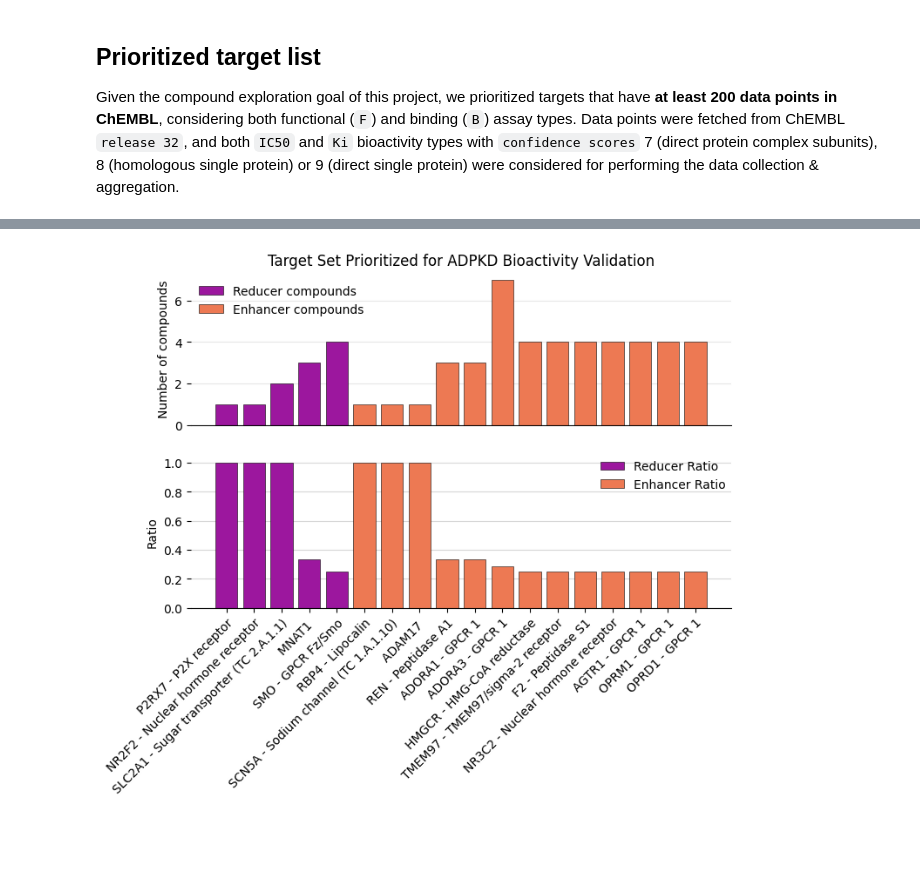
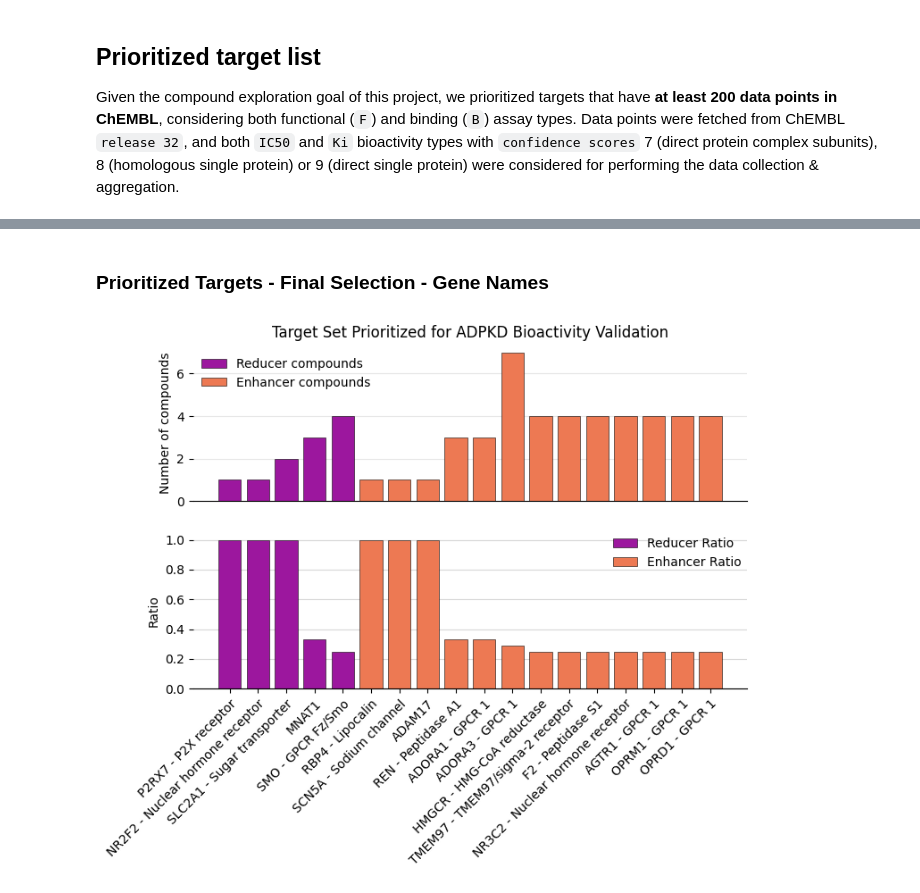
Before and after one commit to CDDLeiden/cyst-to-target-and-back, a Jupyter notebook: 02_TargetID_and_Prioritization/papyrus_data_linker.ipynb, the cells around one changed output, grey strips where cells are left out. Drawn from its saved outputs; the diff is of its cells as text; code cells hidden in the pictures; blank space fills up the shorter version.

Commit message:
update papyrus_data_linker to save prioritized proteins with both gene and protein names

```diff
--- a/02_TargetID_and_Prioritization/papyrus_data_linker.ipynb
+++ b/02_TargetID_and_Prioritization/papyrus_data_linker.ipynb
@@ -406,11 +430,12 @@ Fetched: 339 / 339
 # %%
-result["Protein names"] = result["Protein names"].apply(clean_protein_name)
-result["Organism"] = result.Organism.apply(lambda x: x.split("(")[1].strip(")"))
+result.loc[:, "Protein names"] = result["Protein names"].apply(clean_protein_name)
+result.loc[:, "Organism"] = result.Organism.apply(lambda x: x.split("(")[1].strip(")"))
 
 result = result.join(result["Protein families"].apply(lambda x: process_protein_families(x))).replace(
     {"": np.nan}
 )
 
 result = result.assign(nameOrg=lambda x: x["Protein names"] + " (" + x["Organism"] + ")")
+result = result.assign(nameOrg2=lambda x: x["protein_name"] + " (" + x["Organism"] + ")")
 # %%
 name_dict = dict(zip(result["From"], result["nameOrg"]))
@@ -546,30 +590,19 @@ enough_datapoints_chembl = chembl_data_n_df.query("Data_Points >= 200")["ChEMBL_
 # %%
 toplot_df = (
     scored_targs.sort_values(["reduc_ratio", "enhanc_ratio"], ascending=False)
-    .query("~ChEMBL.isna()")
-    .assign(ChEMBL=lambda x: x["ChEMBL"].apply(lambda y: y.split(";")[0]))
+    .query("~chembl_target_id.isna()")
     .query("~family.fillna('').str.contains('kinase|cyclin', case=False)")
     .query("reduc_ratio > 0.2 | enhanc_ratio > 0.2")
     .query("antineo_ratio == 0")
-    .query("Organism.fillna('').str.contains('Human', regex=False)")
-    .rename(columns={"Gene Names (primary)": "primary_gene_name"})
-    .assign(
-        plot_identifier=lambda x: (x["primary_gene_name"] + " - " + x["family"].fillna("Other"))
-        .str.replace("G-protein coupled receptor", "GPCR")
-        .str.replace("Organic cation transporter", "OCT")
-        .str.replace("- Other", "")
-    )
+    .query("organism.fillna('').str.contains('Human', regex=False)")
     .melt(
         [
-            "targets_only",
-            "ChEMBL",
-            "identifier",
+            "chembl_target_id",
             "primary_gene_name",
-            "Gene Names",
             "family",
-            "plot_identifier",
+            "prot_identifier",
+            "gene_identifier",
             "total",
-            "nameOrg",
         ],
         value_vars=["reduc_ratio", "enhanc_ratio"],
     )
@@ -591,8 +624,8 @@ color_mapping = {
 fig, axes = plt.subplots(nrows=2, figsize=(20, 5))
 for idx, row in toplot_df.iterrows():
     color = color_mapping[row["variable"]]
-    axes[0].bar(row["plot_identifier"], row["total"], color=color, edgecolor="black", linewidth=0.4)
-    axes[1].bar(row["plot_identifier"], row["value"], color=color, edgecolor="black", linewidth=0.4)
+    axes[0].bar(row["gene_identifier"], row["total"], color=color, edgecolor="black", linewidth=0.4)
+    axes[1].bar(row["gene_identifier"], row["value"], color=color, edgecolor="black", linewidth=0.4)
 
 for spine in spines:
     axes[0].spines[spine].set_visible(False)
@@ -639,13 +672,13 @@ axes[1].set_axisbelow(True)
 axes[1].set_ylabel("Ratio")
 
 fig.savefig(
-    "../figures/ADPKD-Prioritized_Target_Set-all.png",
+    "../figures/ADPKD-Prioritized_Target_Set-all-geneName.png",
     dpi=300,
     bbox_inches="tight",
     facecolor="white",
 )
 fig.savefig(
-    "../figures/ADPKD-Prioritized_Target_Set-all.svg",
+    "../figures/ADPKD-Prioritized_Target_Set-all-geneName.svg",
     bbox_inches="tight",
     facecolor="none",
 )
@@ -654,5 +763,7 @@ fig.savefig(
+# %% [markdown]
+### Prioritized Targets - Final Selection - Gene Names
 # %%
-datapoints_priori_df = toplot_df.query("ChEMBL.isin(@enough_datapoints_chembl)")
+datapoints_priori_df = toplot_df.query("chembl_target_id.isin(@enough_datapoints_chembl)")
 
 scalar_mappable = ScalarMappable(cmap="plasma")
 colors = scalar_mappable.to_rgba(range(4), alpha=1).tolist()
@@ -667,8 +778,8 @@ color_mapping = {
 fig, axes = plt.subplots(nrows=2, figsize=(8, 5))
 for idx, row in datapoints_priori_df.iterrows():
     color = color_mapping[row["variable"]]
-    axes[0].bar(row["plot_identifier"], row["total"], color=color, edgecolor="black", linewidth=0.4)
-    axes[1].bar(row["plot_identifier"], row["value"], color=color, edgecolor="black", linewidth=0.4)
+    axes[0].bar(row["gene_identifier"], row["total"], color=color, edgecolor="black", linewidth=0.4)
+    axes[1].bar(row["gene_identifier"], row["value"], color=color, edgecolor="black", linewidth=0.4)
 
 for spine in spines:
     axes[0].spines[spine].set_visible(False)
@@ -697,33 +808,33 @@ axes[0].legend(
     frameon=False,
 )
 
 legend_elements = [
     Patch(facecolor=color_mapping[key], edgecolor="black", linewidth=0.4, label=key) for key in color_mapping
 ]
 
 axes[1].legend(
     handles=legend_elements,
     # bbox_to_anchor=(1.0, 0.1),
     # loc="lower left",
     borderaxespad=0,
     frameon=False,
 )
 axes[1].set_xticklabels(axes[1].get_xticklabels(), rotation=45, ha="right", rotation_mode="anchor")
 
 axes[1].grid(axis="y", alpha=0.5)
 axes[1].set_axisbelow(True)
 axes[1].set_ylabel("Ratio")
 
 fig.savefig(
-    "../figures/ADPKD-Prioritized_Target_Set-prioritized.png",
+    "../figures/ADPKD-Prioritized_Target_Set-prioritized-geneName.png",
     dpi=300,
     bbox_inches="tight",
     facecolor="white",
 )
 fig.savefig(
-    "../figures/ADPKD-Prioritized_Target_Set-prioritized.svg",
+    "../figures/ADPKD-Prioritized_Target_Set-prioritized-geneName.svg",
     bbox_inches="tight",
     facecolor="none",
 )
 # %% [output]
-[figure, old version]
+[figure, new version]
```
Also changed, not shown: parts of 13 cells of this notebook, 4 other files.
